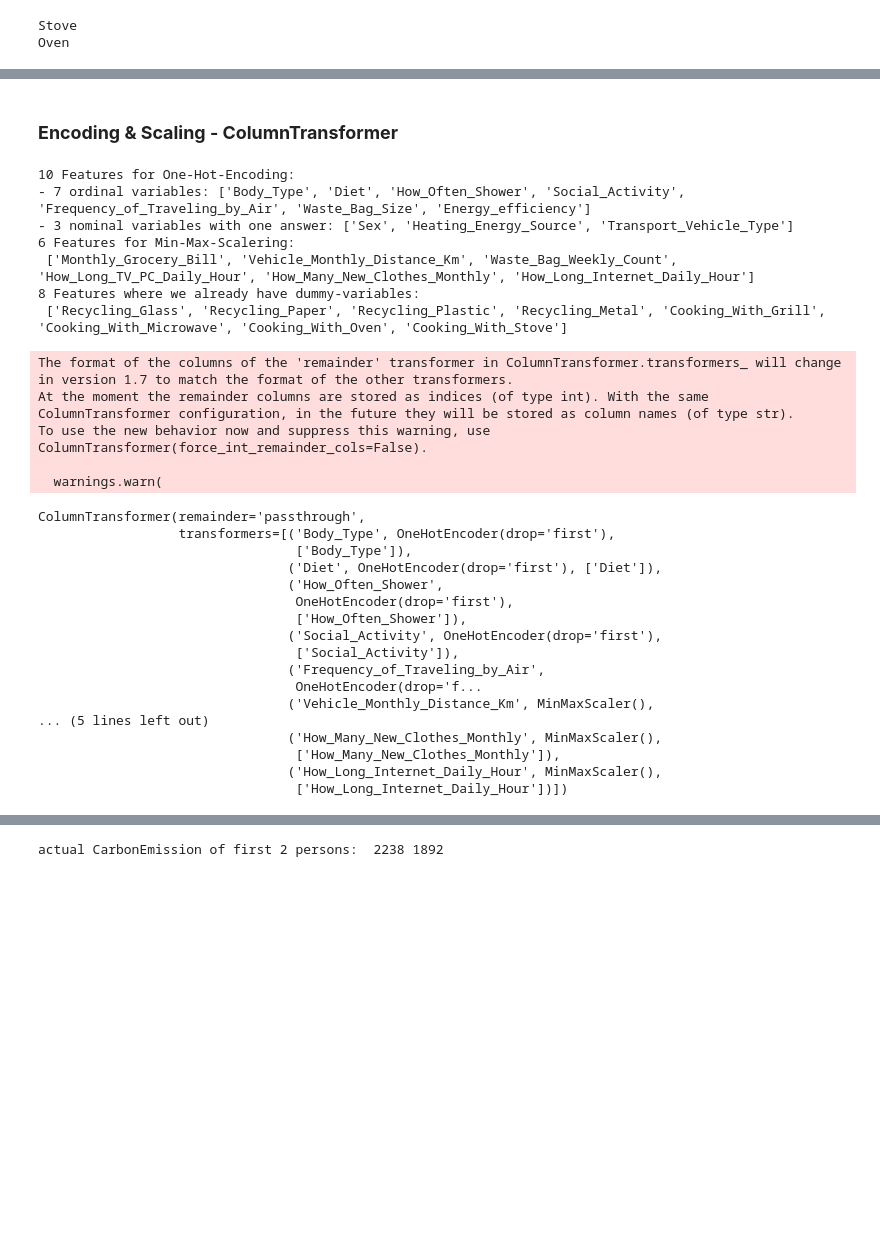
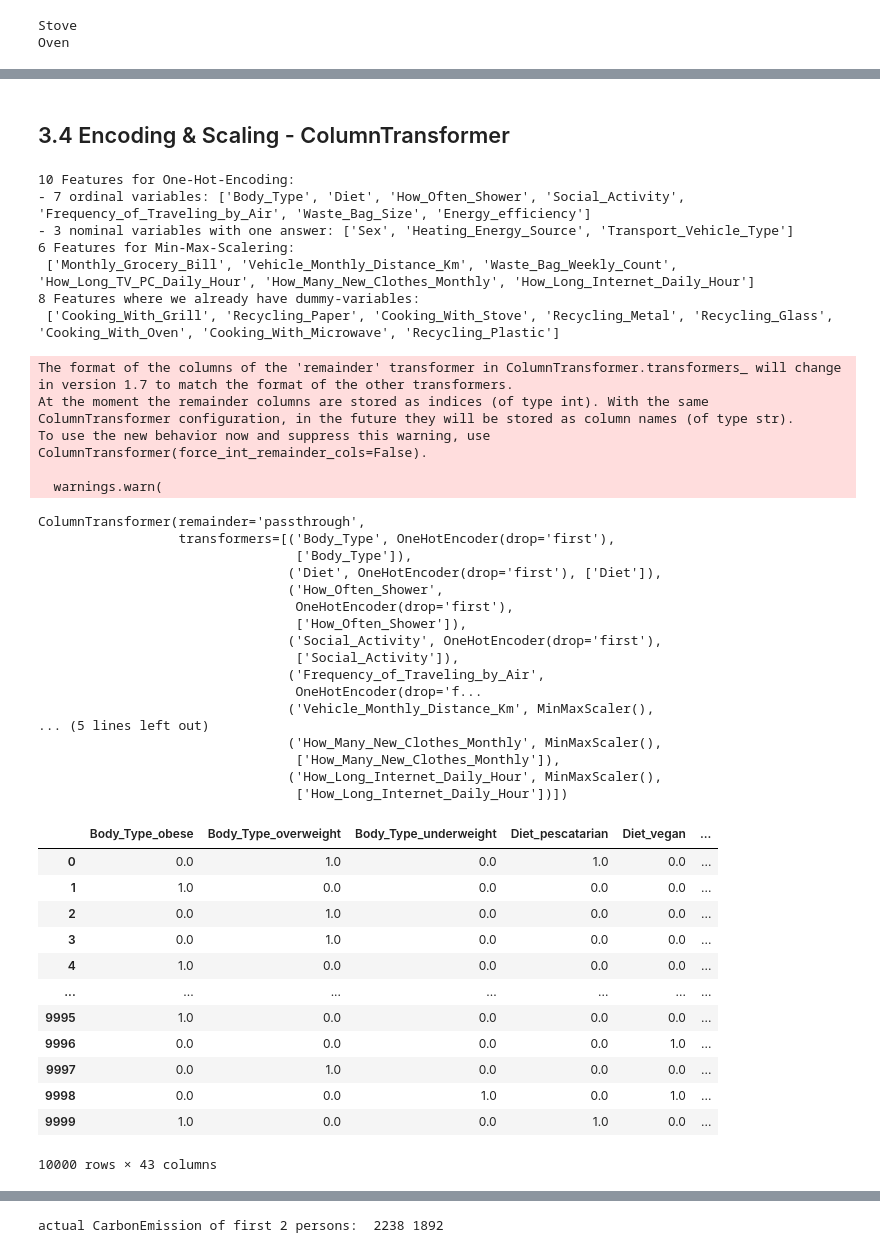
Before and after one commit to e-prossinger/CarbonFootprint_TechLab, a Jupyter notebook: individual_notebooks/Prossinger/00_for_publication_linear-regression-for-carbon-footprint.ipynb, the cells around one changed output, grey strips where cells are left out. Saved outputs shown, nothing was run; the diff lists cells and outputs as text; code cells hidden in the pictures; blank space fills up the shorter version.

```diff
--- a/individual_notebooks/Prossinger/00_for_publication_linear-regression-for-carbon-footprint.ipynb
+++ b/individual_notebooks/Prossinger/00_for_publication_linear-regression-for-carbon-footprint.ipynb
@@ -598,13 +593,12 @@ Features where we already have dummy-variables:
 # %% [markdown]
-### **Encoding & Scaling - ColumnTransformer**
+## 3.4 Encoding & Scaling - ColumnTransformer
 # %%
 from sklearn.preprocessing import OneHotEncoder
 from sklearn.compose import ColumnTransformer
 from sklearn.preprocessing import MinMaxScaler
 
-
-X = df[variables_quantitative + variables_for_one_hot_encoded + list(dummy_variables)]
-
+dummy_variables = list(dummy_variables)
+X = df[variables_ordinal + variables_nominal_1answer + variables_quantitative + dummy_variables]
 
 
 print(len(variables_ordinal)+ len(variables_nominal_1answer),"Features for One-Hot-Encoding:")
@@ -623,22 +617,11 @@ cf = ColumnTransformer(
     [(col, MinMaxScaler(), [col]) for col in variables_quantitative],
     remainder="passthrough")
 
-#old code # Create the ColumnTransformer using the list "variables_for_one_hot_encoded"
-#cf = ColumnTransformer(
-#    [(col, OneHotEncoder(drop="first"), [col]) for col in variables_for_one_hot_encoded],
-#    remainder="passthrough")
 
 cf.fit(X)
 X_transformed = cf.transform(X) # Data after scaling
 
 
-#old code
-##### scaling (# scaling so number are between 0 and 1) ############################################
-#scaler = MinMaxScaler()
-#scaler.fit(X_transformed)
-#X_transformed_scaled = scaler.transform(X_transformed)  # Data after scaling
-
-
 
 cf
 # %% [output]
@@ -648,7 +631,7 @@ cf
 6 Features for Min-Max-Scalering:
  ['Monthly_Grocery_Bill', 'Vehicle_Monthly_Distance_Km', 'Waste_Bag_Weekly_Count', 'How_Long_TV_PC_Daily_Hour', 'How_Many_New_Clothes_Monthly', 'How_Long_Internet_Daily_Hour']
 8 Features where we already have dummy-variables:
- ['Recycling_Glass', 'Recycling_Paper', 'Recycling_Plastic', 'Recycling_Metal', 'Cooking_With_Grill', 'Cooking_With_Microwave', 'Cooking_With_Oven', 'Cooking_With_Stove']
+ ['Cooking_With_Grill', 'Recycling_Paper', 'Cooking_With_Stove', 'Recycling_Metal', 'Recycling_Glass', 'Cooking_With_Oven', 'Cooking_With_Microwave', 'Recycling_Plastic']
 The format of the columns of the 'remainder' transformer in ColumnTransformer.transformers_ will change in version 1.7 to match the format of the other transformers.
 At the moment the remainder columns are stored as indices (of type int). With the same ColumnTransformer configuration, in the future they will be stored as column names (of type str).
 To use the new behavior now and suppress this warning, use ColumnTransformer(force_int_remainder_cols=False).
@@ -671,5 +654,31 @@ ColumnTransformer(remainder='passthrough',
                                  ['How_Many_New_Clothes_Monthly']),
                                 ('How_Long_Internet_Daily_Hour', MinMaxScaler(),
                                  ['How_Long_Internet_Daily_Hour'])])
+# %%
+#to get a better understanding of the code
+
+
+# Get the feature names after one-hot encoding. I do NOT understand that - chatGTP did the programming
+ohe_feature_names = []
+for col, transformer, _ in cf.transformers_[:-1]:
+    ohe_feature_names.extend(transformer.get_feature_names_out([col]))
+
+# ColumnTransformer removed column names; put them back and transform from array to DataFrame
+X_transformed = pd.DataFrame(X_transformed, columns=ohe_feature_names + dummy_variables)
+X_transformed
+# %% [output]
+|  | Body_Type_obese | Body_Type_overweight | Body_Type_underweight | Diet_pescatarian | Diet_vegan | ... |
+| 0 | 0.0 | 1.0 | 0.0 | 1.0 | 0.0 | ... |
+| 1 | 1.0 | 0.0 | 0.0 | 0.0 | 0.0 | ... |
+| 2 | 0.0 | 1.0 | 0.0 | 0.0 | 0.0 | ... |
+| 3 | 0.0 | 1.0 | 0.0 | 0.0 | 0.0 | ... |
+| 4 | 1.0 | 0.0 | 0.0 | 0.0 | 0.0 | ... |
+| ... | ... | ... | ... | ... | ... | ... |
+| 9995 | 1.0 | 0.0 | 0.0 | 0.0 | 0.0 | ... |
+| 9996 | 0.0 | 0.0 | 0.0 | 0.0 | 1.0 | ... |
+| 9997 | 0.0 | 1.0 | 0.0 | 0.0 | 0.0 | ... |
+| 9998 | 0.0 | 0.0 | 1.0 | 0.0 | 1.0 | ... |
+| 9999 | 1.0 | 0.0 | 0.0 | 1.0 | 0.0 | ... |
+10000 rows × 43 columns
 # %%
 #to get a better understanding of the code
```
Also changed, not shown: parts of 46 cells of this notebook.
